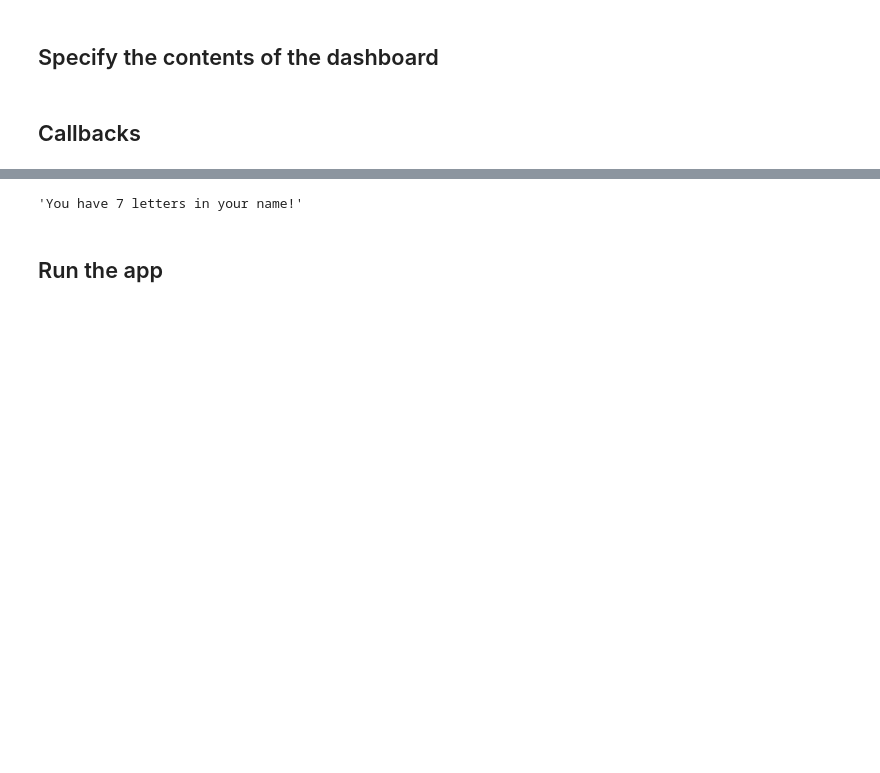
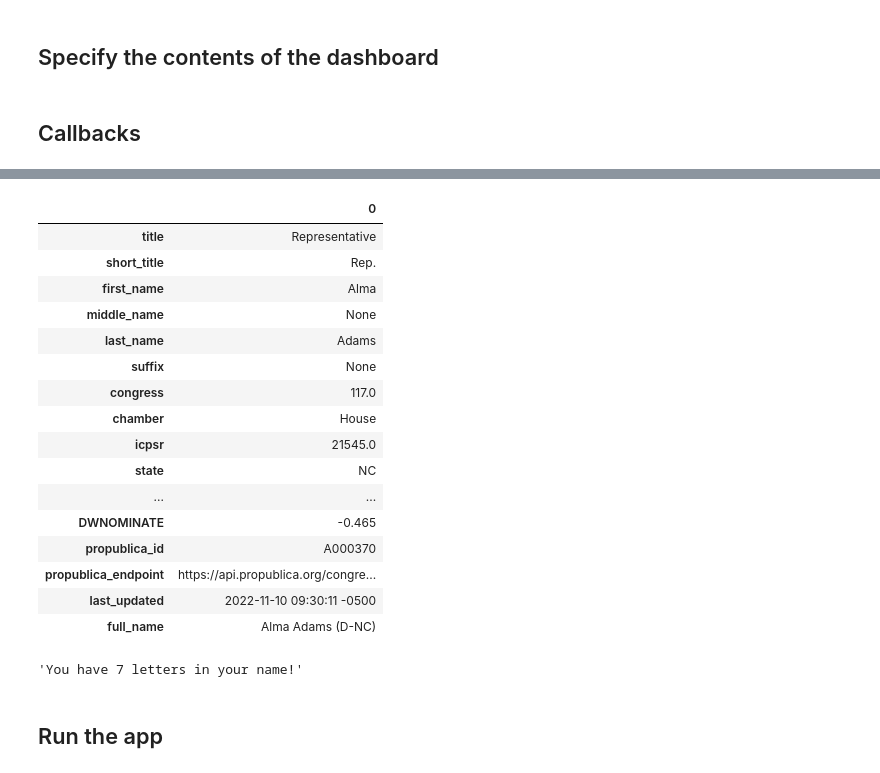
Before and after one commit to meesuny/contrans, a Jupyter notebook: app/dashboard_builder.ipynb, the cells around one changed output, grey strips where cells are left out. Saved outputs shown, nothing was run; the diff lists cells and outputs as text; code cells hidden in the pictures; blank space fills up the shorter version.

Commit message:
Minimum viable product for congress dashboard

```diff
--- a/app/dashboard_builder.ipynb
+++ b/app/dashboard_builder.ipynb
@@ -39,3 +157,23 @@ def countletters(name):
+# %%
+members.head(1).T
+# %% [output]
+|  | 0 |
+| title | Representative |
+| short_title | Rep. |
+| first_name | Alma |
+| middle_name | None |
+| last_name | Adams |
+| suffix | None |
+| congress | 117.0 |
+| chamber | House |
+| icpsr | 21545.0 |
+| state | NC |
+| ... | ... |
+| DWNOMINATE | -0.465 |
+| propublica_id | A000370 |
+| propublica_endpoint | https://api.propublica.org/congre... |
+| last_updated | 2022-11-10 09:30:11 -0500 |
+| full_name | Alma Adams (D-NC) |
 # %%
 countletters('Meesun Y')
 # %% [output]
```
Also changed, not shown: parts of 15 cells of this notebook, 1 other file.
